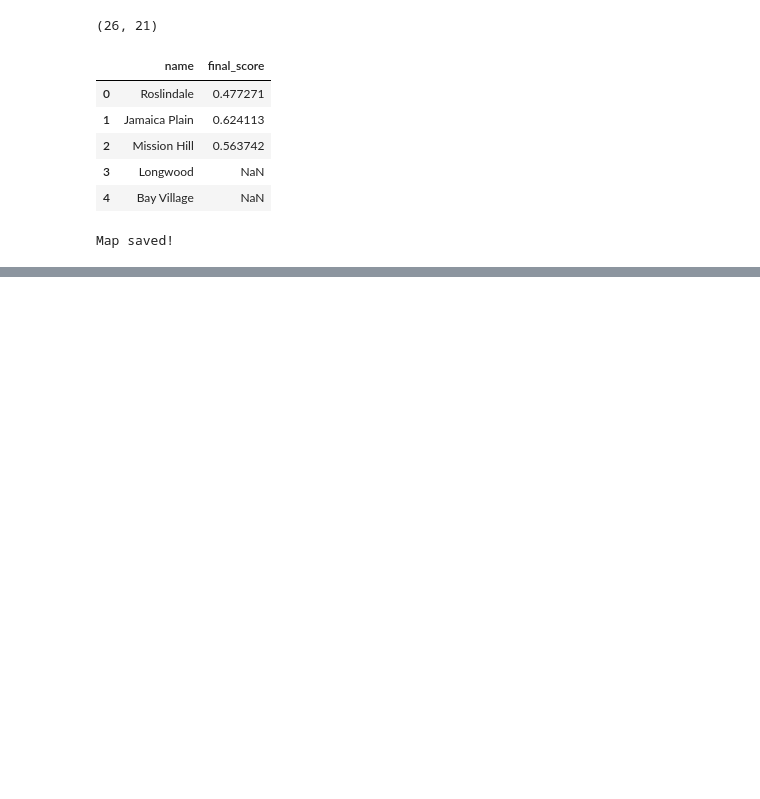
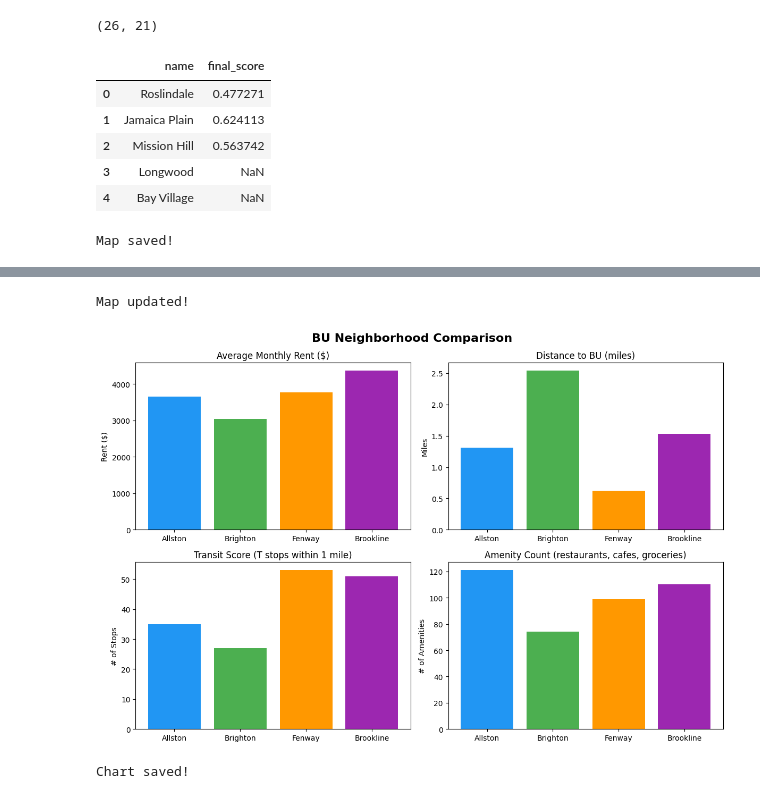
Before and after one commit to Kpop-Smoke/bu-neighborhood-recommender, a Jupyter notebook: notebooks/04_visualizations.ipynb, the cells around one changed output, grey strips where cells are left out. Cells and saved outputs as stored; diff of their text form; code cells hidden in the pictures; blank space fills up the shorter version.

Commit message:
Add visualizations: Folium map, bar charts, radar chart

```diff
--- a/notebooks/04_visualizations.ipynb
+++ b/notebooks/04_visualizations.ipynb
@@ -45,0 +124,69 @@ Map saved!
+# %%
+bu_neighborhoods = ['Allston', 'Fenway', 'Brighton', 'Brookline']
+bu_master = master[master['neighborhood'].isin(bu_neighborhoods)].copy()
+
+# Neighborhood center coordinates
+coords = {
+    'Allston': [42.3534, -71.1323],
+    'Fenway': [42.3467, -71.0972],
+    'Brighton': [42.3538, -71.1543],
+    'Brookline': [42.3317, -71.1211]
+}
+
+for _, row in bu_master.iterrows():
+    neighborhood = row['neighborhood']
+    folium.Marker(
+        location=coords[neighborhood],
+        popup=f"""
+        <b>{neighborhood}</b><br>
+        Score: {row['final_score']:.2f}<br>
+        Avg Rent: ${row['avg_rent']:,.0f}/mo<br>
+        BU Distance: {row['bu_distance_miles']:.1f} miles<br>
+        Transit Stops: {row['transit_score']:.0f}
+        """,
+        tooltip=neighborhood,
+        icon=folium.Icon(color='blue', icon='home', prefix='fa')
+    ).add_to(m)
+
+m.save('../outputs/neighborhood_map.html')
+print("Map updated!")
+# %% [output]
+Map updated!
+# %%
+import matplotlib.pyplot as plt
+import numpy as np
+
+bu_data = bu_master[['neighborhood', 'avg_rent', 'bu_distance_miles', 'transit_score', 'amenity_count', 'final_score']].copy()
+
+fig, axes = plt.subplots(2, 2, figsize=(12, 8))
+fig.suptitle('BU Neighborhood Comparison', fontsize=16, fontweight='bold')
+
+colors = ['#2196F3', '#4CAF50', '#FF9800', '#9C27B0']
+
+# Rent
+axes[0,0].bar(bu_data['neighborhood'], bu_data['avg_rent'], color=colors)
+axes[0,0].set_title('Average Monthly Rent ($)')
+axes[0,0].set_ylabel('Rent ($)')
+
+# BU Distance
+axes[0,1].bar(bu_data['neighborhood'], bu_data['bu_distance_miles'], color=colors)
+axes[0,1].set_title('Distance to BU (miles)')
+axes[0,1].set_ylabel('Miles')
+
+# Transit Score
+axes[1,0].bar(bu_data['neighborhood'], bu_data['transit_score'], color=colors)
+axes[1,0].set_title('Transit Score (T stops within 1 mile)')
+axes[1,0].set_ylabel('# of Stops')
+
+# Amenities
+axes[1,1].bar(bu_data['neighborhood'], bu_data['amenity_count'], color=colors)
+axes[1,1].set_title('Amenity Count (restaurants, cafes, groceries)')
+axes[1,1].set_ylabel('# of Amenities')
+
+plt.tight_layout()
+plt.savefig('../outputs/neighborhood_comparison.png', dpi=150)
+plt.show()
+print("Chart saved!")
+# %% [output]
+[figure, added]
+Chart saved!
```
Also changed, not shown: parts of 5 cells of this notebook, 3 other files.
